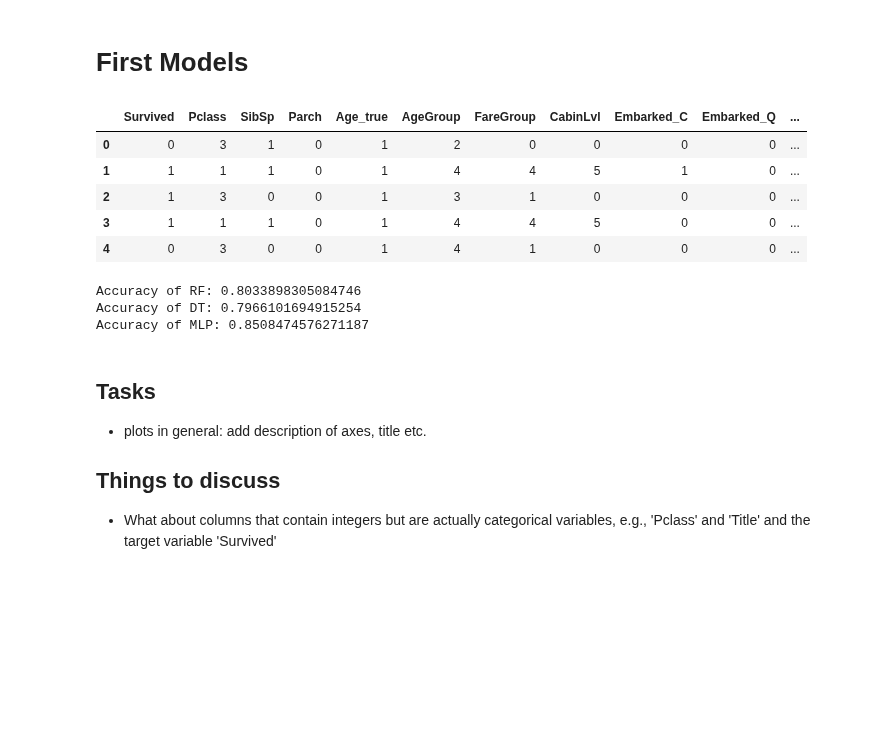
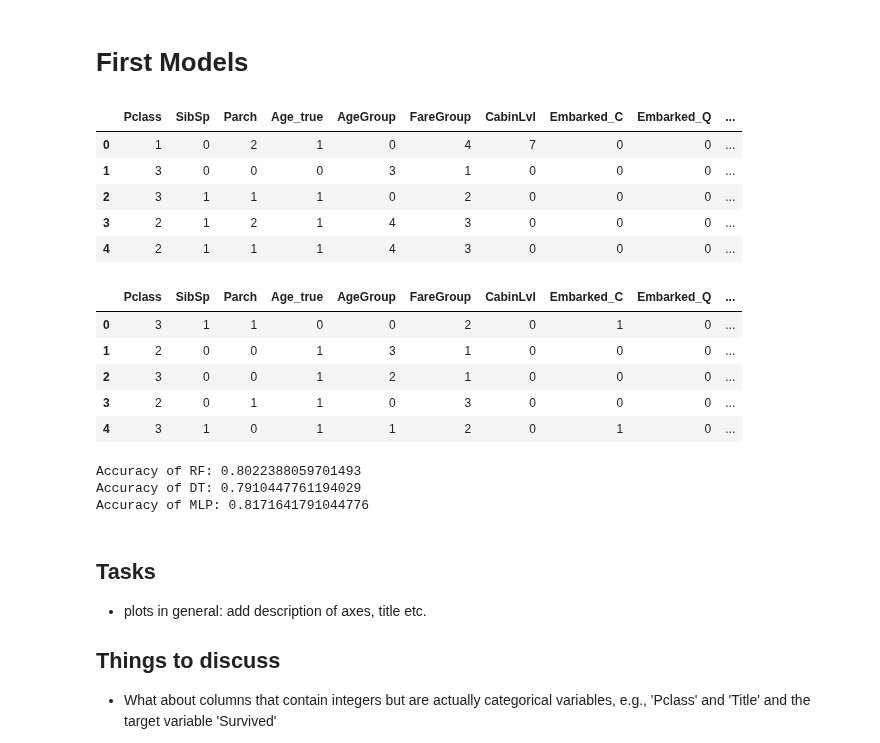
Before and after one commit to mariusjb/dm1-titanic, a Jupyter notebook: preprocessing.ipynb, the cells around one changed output. Cells and saved outputs as stored; diff of their text form; code cells hidden in the pictures; blank space fills up the shorter version.

Commit message:
Train-Test-Split

```diff
--- a/preprocessing.ipynb
+++ b/preprocessing.ipynb
@@ -825,25 +896,50 @@ df.to_csv(f"data/preprocessed_{date}.csv")
 # %% [markdown]
 # First Models
 # %%
-# read dataframe
+# read train and test data
 
 from datetime import datetime
 import os
 
-files = sorted([f for f in os.listdir("data") if (f.endswith(".csv") and (f.startswith("preprocessed_2")))], reverse=True)
-latest = files[0]
-df = pd.read_csv(f"data/{latest}")
+# train_data
+train_data_files = sorted([f for f in os.listdir("data") if (f.endswith(".csv") and (f.startswith("train_data_")))], reverse=True)
+latest_train_data = train_data_files[0]
+train_data = pd.read_csv(f"data/{latest_train_data}")
 
 # drop new generated index column
-df.drop(df.columns[0], axis=1, inplace=True)
-df.head()
+train_data.drop(train_data.columns[0], axis=1, inplace=True)
+display(train_data.head())
+
+# split train_data for models
+y_train = train_data['Survived']
+X_train = train_data.drop('Survived', axis=1)
+
+
+# test_data
+test_data_files = sorted([f for f in os.listdir("data") if (f.endswith(".csv") and (f.startswith("test_data_")))], reverse=True)
+latest_test_data = test_data_files[0]
+test_data = pd.read_csv(f"data/{latest_test_data}")
+
+#drop new generated index column
+test_data.drop(test_data.columns[0], axis=1, inplace=True)
+display(test_data.head())
+
+# split test_data for models
+y_test = test_data['Survived']
+X_test = test_data.drop('Survived', axis=1)
 # %% [output]
-|  | Survived | Pclass | SibSp | Parch | Age_true | AgeGroup | FareGroup | CabinLvl | Embarked_C | Embarked_Q | ... |
-| 0 | 0 | 3 | 1 | 0 | 1 | 2 | 0 | 0 | 0 | 0 | ... |
-| 1 | 1 | 1 | 1 | 0 | 1 | 4 | 4 | 5 | 1 | 0 | ... |
-| 2 | 1 | 3 | 0 | 0 | 1 | 3 | 1 | 0 | 0 | 0 | ... |
-| 3 | 1 | 1 | 1 | 0 | 1 | 4 | 4 | 5 | 0 | 0 | ... |
-| 4 | 0 | 3 | 0 | 0 | 1 | 4 | 1 | 0 | 0 | 0 | ... |
+|  | Pclass | SibSp | Parch | Age_true | AgeGroup | FareGroup | CabinLvl | Embarked_C | Embarked_Q | ... |
+| 0 | 1 | 0 | 2 | 1 | 0 | 4 | 7 | 0 | 0 | ... |
+| 1 | 3 | 0 | 0 | 0 | 3 | 1 | 0 | 0 | 0 | ... |
+| 2 | 3 | 1 | 1 | 1 | 0 | 2 | 0 | 0 | 0 | ... |
+| 3 | 2 | 1 | 2 | 1 | 4 | 3 | 0 | 0 | 0 | ... |
+| 4 | 2 | 1 | 1 | 1 | 4 | 3 | 0 | 0 | 0 | ... |
+|  | Pclass | SibSp | Parch | Age_true | AgeGroup | FareGroup | CabinLvl | Embarked_C | Embarked_Q | ... |
+| 0 | 3 | 1 | 1 | 0 | 0 | 2 | 0 | 1 | 0 | ... |
+| 1 | 2 | 0 | 0 | 1 | 3 | 1 | 0 | 0 | 0 | ... |
+| 2 | 3 | 0 | 0 | 1 | 2 | 1 | 0 | 0 | 0 | ... |
+| 3 | 2 | 0 | 1 | 1 | 0 | 3 | 0 | 0 | 0 | ... |
+| 4 | 3 | 1 | 0 | 1 | 1 | 2 | 0 | 1 | 0 | ... |
 # %%
 from sklearn.model_selection import train_test_split
 from sklearn.metrics import accuracy_score
@@ -852,11 +948,6 @@ from sklearn.tree import DecisionTreeClassifier
 from sklearn.neural_network import MLPClassifier
 
 # just some quick application of rf, dt, and mlp
-
-y = df["Survived"]
-X = df.drop("Survived", axis=1)
-
-X_train, X_test, y_train, y_test = train_test_split(X, y, test_size=0.33, random_state=42, shuffle=True)
 
 rf = RandomForestClassifier()
 rf.fit(X_train, y_train)
@@ -877,9 +968,9 @@ print(f"Accuracy of RF: {rf_accuracy}")
 print(f"Accuracy of DT: {dt_accuracy}")
 print(f"Accuracy of MLP: {mlp_accuracy}")
 # %% [output]
-Accuracy of RF: 0.8033898305084746
-Accuracy of DT: 0.7966101694915254
-Accuracy of MLP: 0.8508474576271187
+Accuracy of RF: 0.8022388059701493
+Accuracy of DT: 0.7910447761194029
+Accuracy of MLP: 0.8171641791044776
 # %% [markdown]
 ## Tasks
 
```
Also changed, not shown: parts of 25 cells of this notebook, 6 other files.
